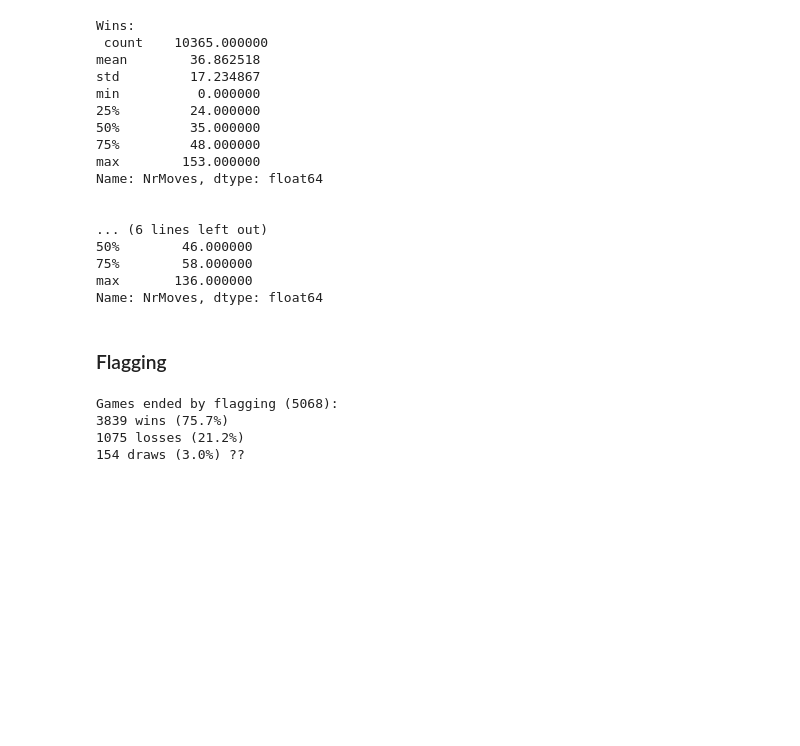
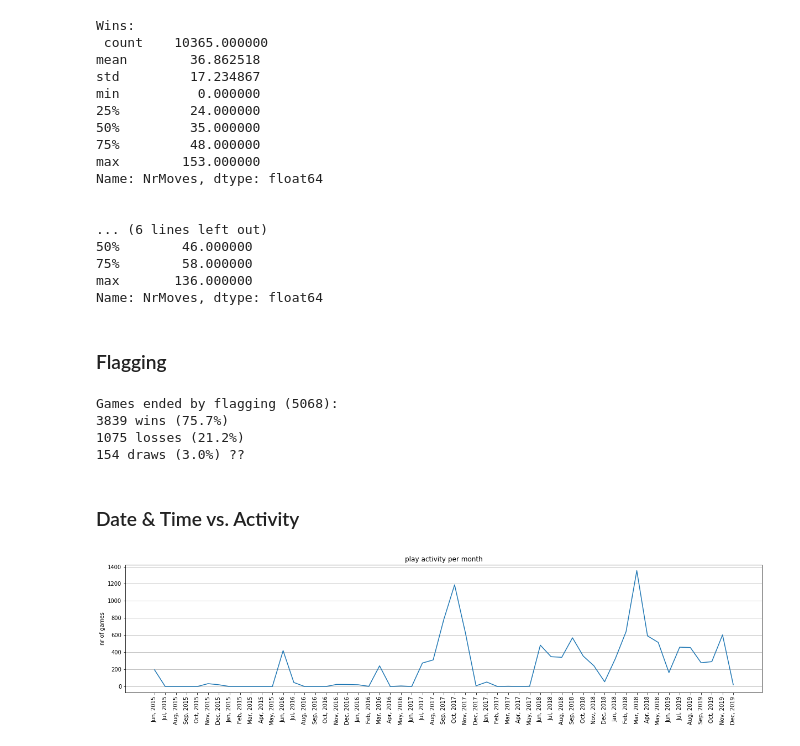
Before and after one commit to tvdhout/RosenChessData, a Jupyter notebook: Fun.ipynb, the cells around one changed output. Drawn from its saved outputs; the diff is of its cells as text; code cells hidden in the pictures; blank space fills up the shorter version.

Commit message:
Date and time analyses

```diff
--- a/Fun.ipynb
+++ b/Fun.ipynb
@@ -76,3 +73,17 @@ def isWin(game):
        (game['Result'] == "0-1" and game['Black'] == "EricRosen"):
         return "Win"
     return "Loss"
+
+def nrMoves(move):
+    return move.count('.')
+
+months = ['Jan', 'Feb', 'Mar', 'Apr', 'May', 'Jun', 'Jul', 'Aug', 'Sep', 'Oct', 'Nov', 'Dec']
+
+def getYear(game):
+    return game['Date'].split('.')[0]
+
+def getMonth(game):
+    return months[int(game['Date'].split('.')[1])-1]
+
+def CSTtime(game):
+    return (int(game['UTCTime'].split(':')[0])-6)%24 #CST is UTC-6 hours
@@ -85,6 +93,9 @@ def nrMoves(move):
 d['Outcome'] = d.apply(isWin, axis=1)
 d['NrMoves'] = [nrMoves(m) for m in moves]
 d['Moves'] = moves
+d['Year'] = d.apply(getYear, axis=1)
+d['Month'] = d.apply(getMonth, axis=1)
+d['CSTHour'] = d.apply(CSTtime, axis=1)
 # %% [markdown]
 ## FUN TIME
 # %%
@@ -151,3 +162,20 @@ Games ended by flagging (5068):
 3839 wins (75.7%)
 1075 losses (21.2%)
 154 draws (3.0%) ??
+# %% [markdown]
+### Date & Time vs. Activity
+# %%
+#2015.06 -> 2019.12
+years = (12*['2015'])+(12*['2016'])+(12*['2017'])+(12*['2018'])+(12*['2019'])[5:]
+months = (5*['Jan', 'Feb', 'Mar', 'Apr', 'May', 'Jun', 'Jul', 'Aug', 'Sep', 'Oct', 'Nov', 'Dec'])[5:]
+xs = ['{}, {}'.format(months[i], years[i]) for i in range(len(years))]
+# %%
+plt.figure(figsize=(8, 4));
+plt.axes([0, 0.6, 2, .8]);
+plt.plot(xs, [len(d[(d.Month==months[i]) & (d.Year==years[i])]) for i in range(len(years))]);
+plt.xticks(rotation='vertical');
+plt.title("play activity per month");
+plt.ylabel("nr of games");
+plt.grid(axis='y');
+# %% [output]
+[figure, added]
```
Also changed, not shown: parts of 6 cells of this notebook.
